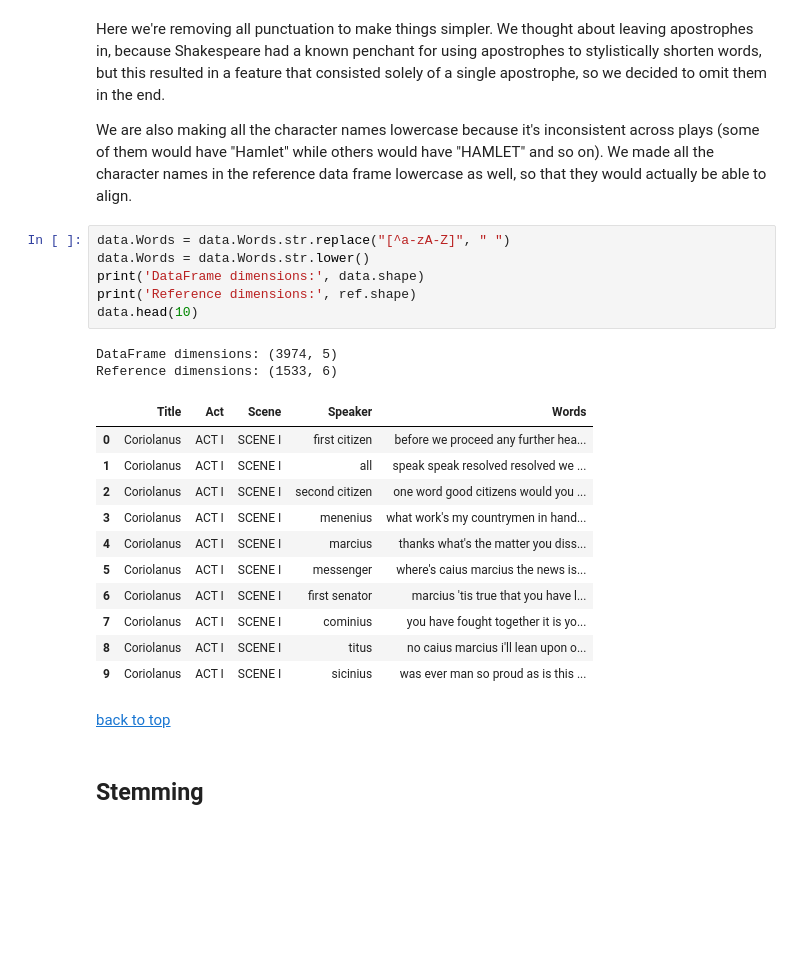
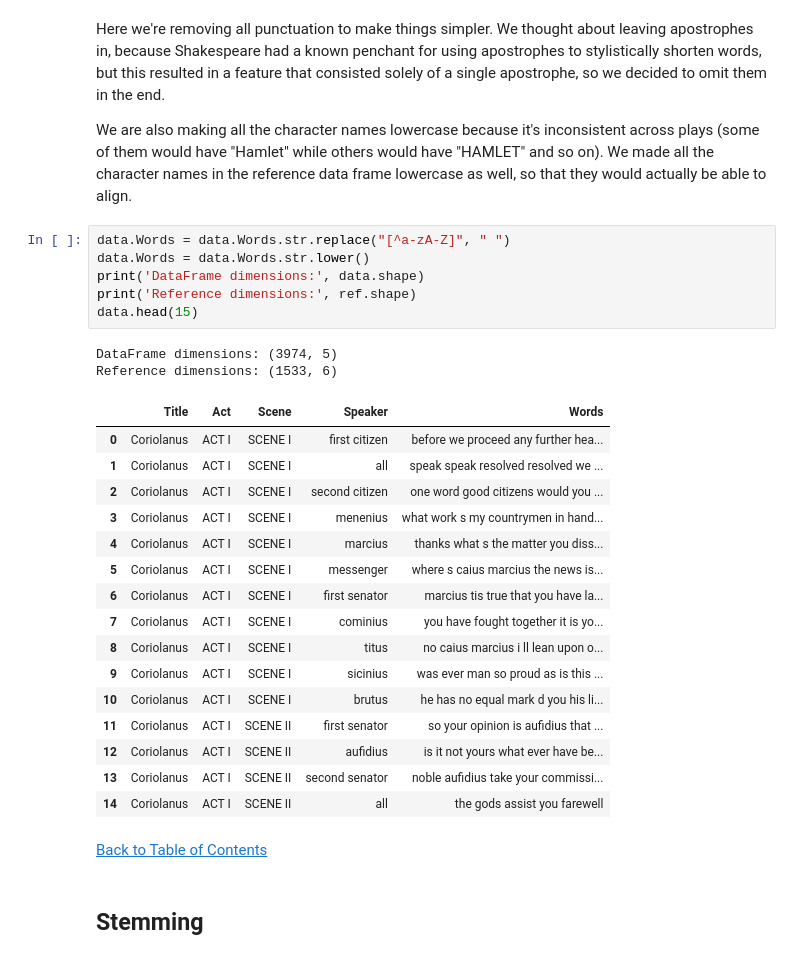
Before and after one commit to cindyliu/csci-e81-hw5, a Jupyter notebook: shakespeare.ipynb, the cells around one changed output. Saved outputs shown, nothing was run; the diff lists cells and outputs as text; blank space fills up the shorter version.

```diff
--- a/shakespeare.ipynb
+++ b/shakespeare.ipynb
@@ -213,26 +366,31 @@ We are also making all the character names lowercase because it's inconsistent a
 # %%
 data.Words = data.Words.str.replace("[^a-zA-Z]", " ")
 data.Words = data.Words.str.lower()
 print('DataFrame dimensions:', data.shape)
 print('Reference dimensions:', ref.shape)
-data.head(10)
+data.head(15)
 # %% [output]
 DataFrame dimensions: (3974, 5)
 Reference dimensions: (1533, 6)
 |  | Title | Act | Scene | Speaker | Words |
 | 0 | Coriolanus | ACT I | SCENE I | first citizen | before we proceed any further hea... |
 | 1 | Coriolanus | ACT I | SCENE I | all | speak speak resolved resolved we ... |
 | 2 | Coriolanus | ACT I | SCENE I | second citizen | one word good citizens would you ... |
-| 3 | Coriolanus | ACT I | SCENE I | menenius | what work's my countrymen in hand... |
-| 4 | Coriolanus | ACT I | SCENE I | marcius | thanks what's the matter you diss... |
-| 5 | Coriolanus | ACT I | SCENE I | messenger | where's caius marcius the news is... |
-| 6 | Coriolanus | ACT I | SCENE I | first senator | marcius 'tis true that you have l... |
+| 3 | Coriolanus | ACT I | SCENE I | menenius | what work s my countrymen in hand... |
+| 4 | Coriolanus | ACT I | SCENE I | marcius | thanks what s the matter you diss... |
+| 5 | Coriolanus | ACT I | SCENE I | messenger | where s caius marcius the news is... |
+| 6 | Coriolanus | ACT I | SCENE I | first senator | marcius tis true that you have la... |
 | 7 | Coriolanus | ACT I | SCENE I | cominius | you have fought together it is yo... |
-| 8 | Coriolanus | ACT I | SCENE I | titus | no caius marcius i'll lean upon o... |
+| 8 | Coriolanus | ACT I | SCENE I | titus | no caius marcius i ll lean upon o... |
 | 9 | Coriolanus | ACT I | SCENE I | sicinius | was ever man so proud as is this ... |
+| 10 | Coriolanus | ACT I | SCENE I | brutus | he has no equal mark d you his li... |
+| 11 | Coriolanus | ACT I | SCENE II | first senator | so your opinion is aufidius that ... |
+| 12 | Coriolanus | ACT I | SCENE II | aufidius | is it not yours what ever have be... |
+| 13 | Coriolanus | ACT I | SCENE II | second senator | noble aufidius take your commissi... |
+| 14 | Coriolanus | ACT I | SCENE II | all | the gods assist you farewell |
 # %% [markdown]
 <a id='stemming'></a>
-[back to top](#top)
+[Back to Table of Contents](#toc)
 # %% [markdown]
 ## Stemming
 # %% [markdown]
```
Also changed, not shown: parts of 19 cells of this notebook.
